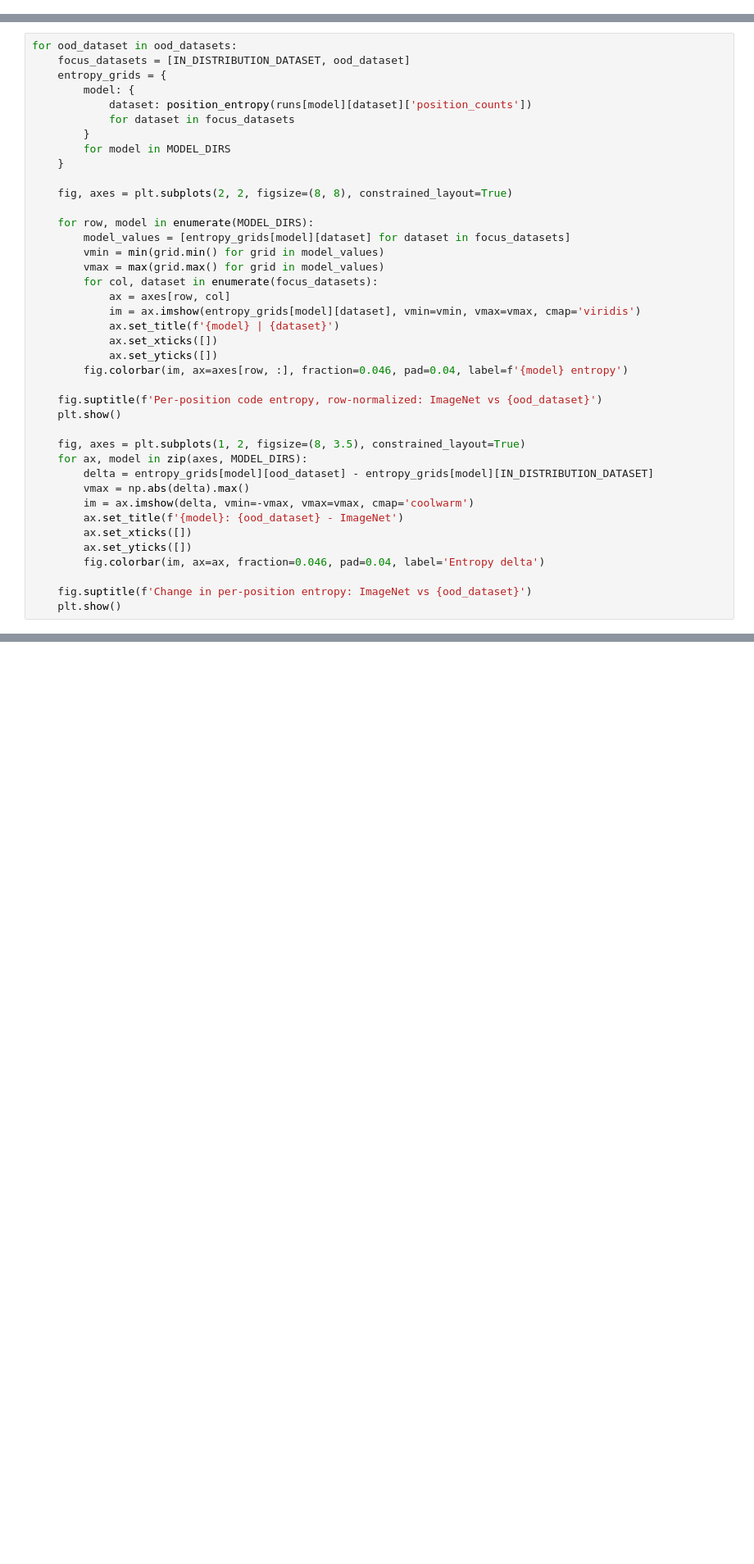
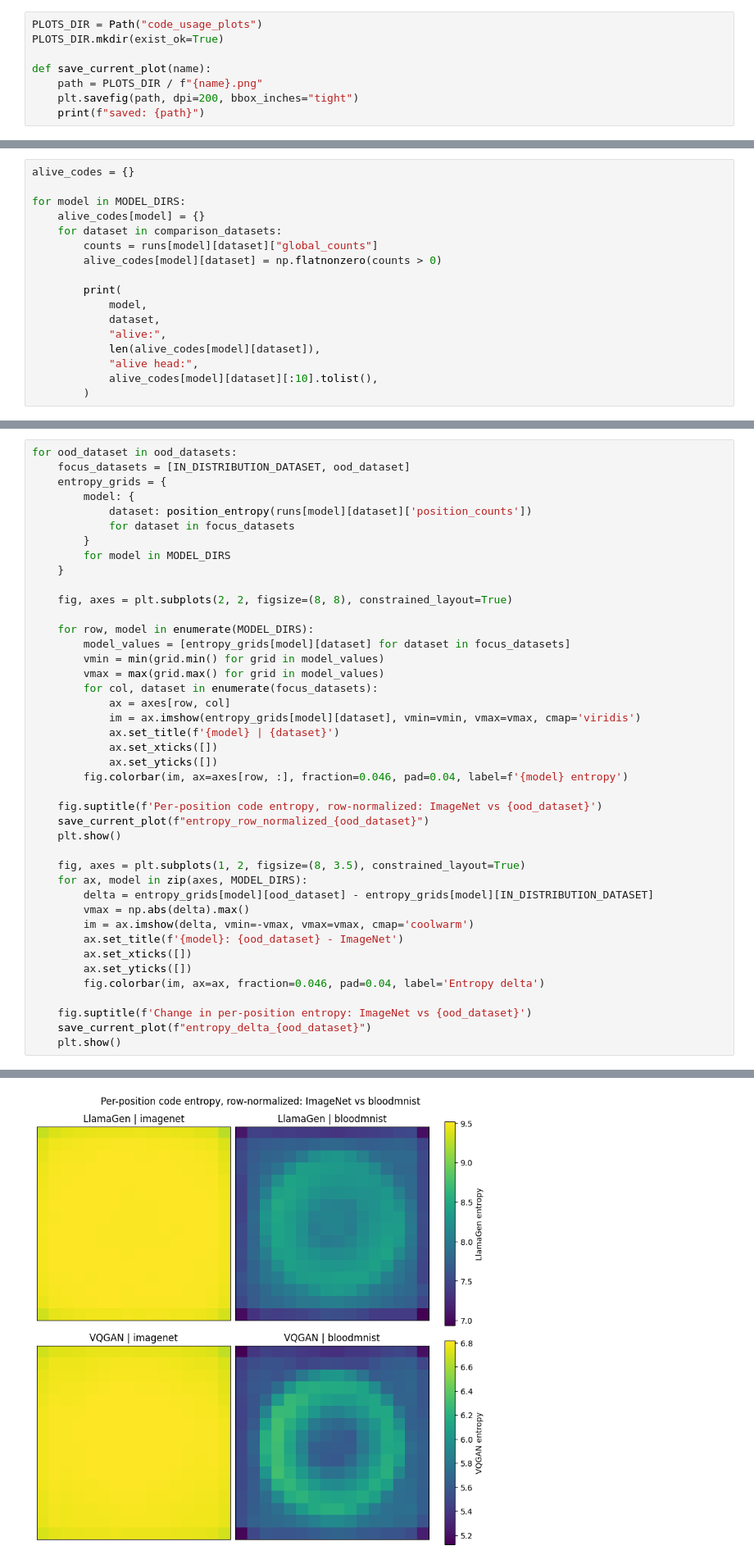
Before and after one commit to farzinnasiri/vq-explore, a Jupyter notebook: notebooks/vq-code-usage-analysis.ipynb, the cells around one changed output, grey strips where cells are left out. Shown at 82% size. Cells and saved outputs as stored; diff of their text form; blank space fills up the shorter version.

Commit message:
Add code usage plot exports

```diff
--- a/notebooks/vq-code-usage-analysis.ipynb
+++ b/notebooks/vq-code-usage-analysis.ipynb
@@ -81,3 +80,11 @@ CODE_IDS_TO_VIEW = [0, 1]
+# %%
+PLOTS_DIR = Path("code_usage_plots")
+PLOTS_DIR.mkdir(exist_ok=True)
+
+def save_current_plot(name):
+    path = PLOTS_DIR / f"{name}.png"
+    plt.savefig(path, dpi=200, bbox_inches="tight")
+    print(f"saved: {path}")
 # %%
 def load_run(run_dir):
     summary = json.loads((run_dir / 'summary.json').read_text())
@@ -263,0 +309,17 @@ plt.show()
+# %%
+alive_codes = {}
+
+for model in MODEL_DIRS:
+    alive_codes[model] = {}
+    for dataset in comparison_datasets:
+        counts = runs[model][dataset]["global_counts"]
+        alive_codes[model][dataset] = np.flatnonzero(counts > 0)
+
+        print(
+            model,
+            dataset,
+            "alive:",
+            len(alive_codes[model][dataset]),
+            "alive head:",
+            alive_codes[model][dataset][:10].tolist(),
+        )
@@ -325,6 +441,7 @@ for ood_dataset in ood_datasets:
         fig.colorbar(im, ax=axes[row, :], fraction=0.046, pad=0.04, label=f'{model} entropy')
 
     fig.suptitle(f'Per-position code entropy, row-normalized: ImageNet vs {ood_dataset}')
+    save_current_plot(f"entropy_row_normalized_{ood_dataset}")
     plt.show()
 
     fig, axes = plt.subplots(1, 2, figsize=(8, 3.5), constrained_layout=True)
@@ -338,4 +455,6 @@ for ood_dataset in ood_datasets:
         fig.colorbar(im, ax=ax, fraction=0.046, pad=0.04, label='Entropy delta')
 
     fig.suptitle(f'Change in per-position entropy: ImageNet vs {ood_dataset}')
+    save_current_plot(f"entropy_delta_{ood_dataset}")
     plt.show()
+# %% [output]
@@ -341,0 +462 @@ for ood_dataset in ood_datasets:
+[figure, added]
```
Also changed, not shown: parts of 19 cells of this notebook, 33 other files.
